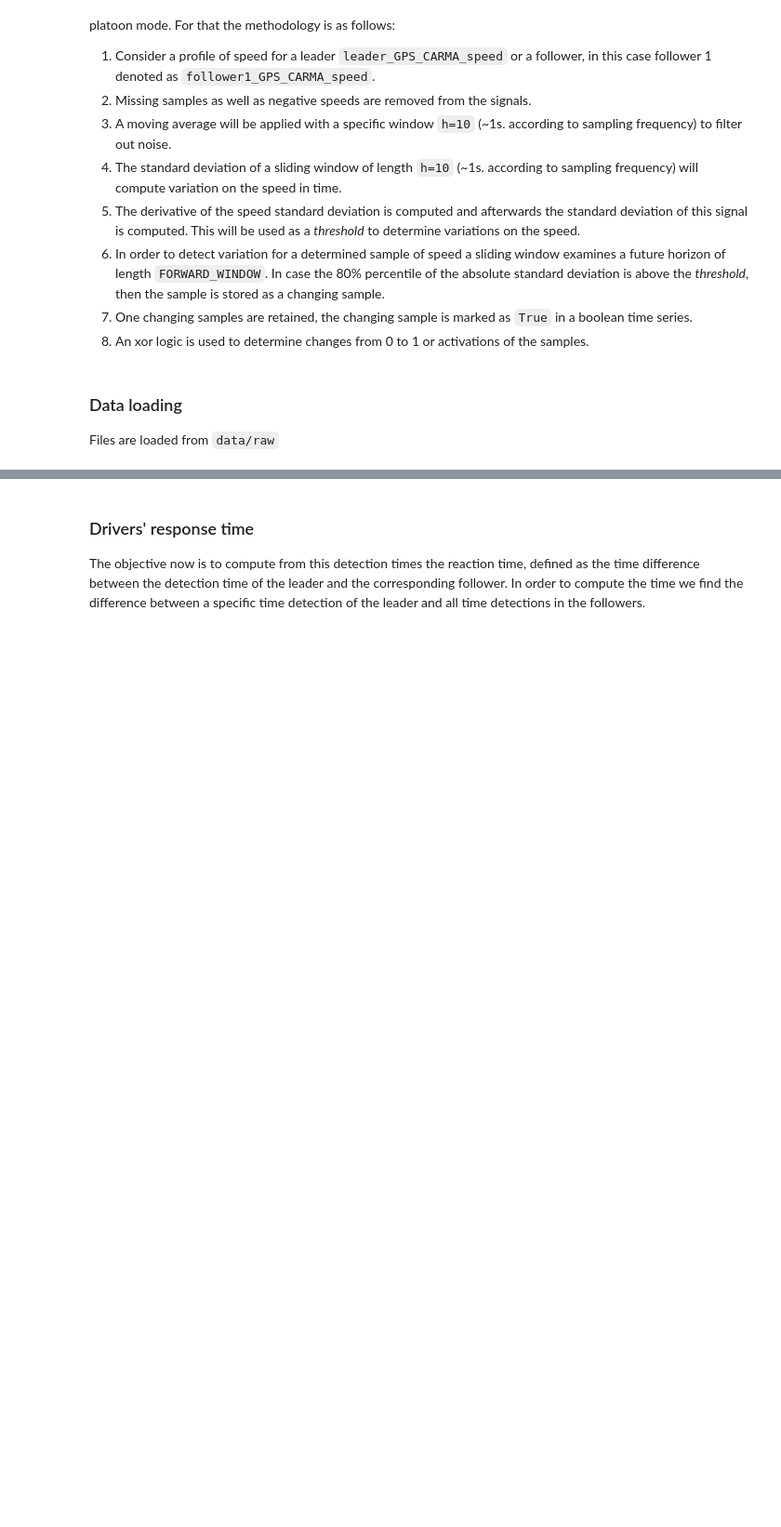
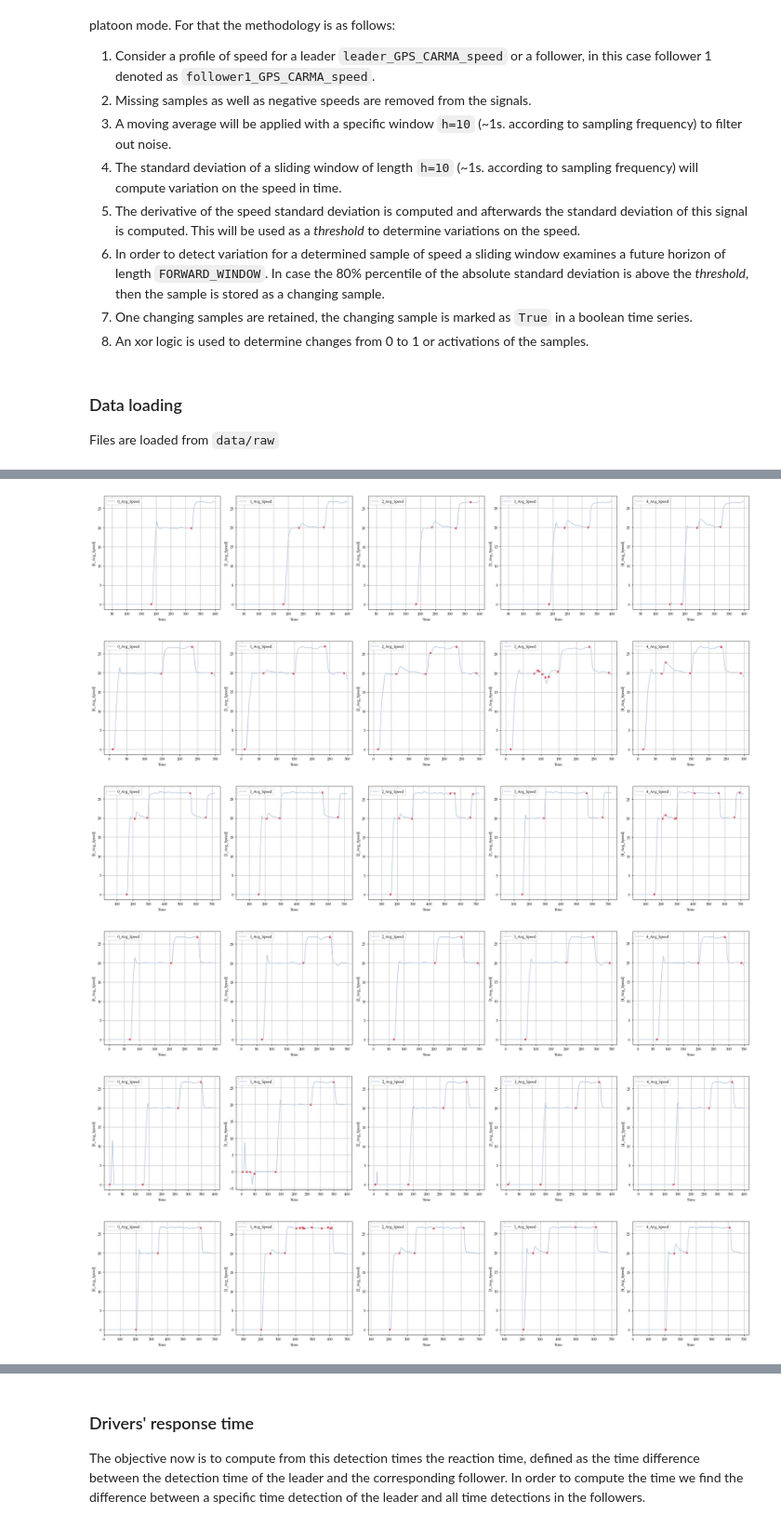
Before and after one commit to licit-lab/vrt_analysis, a Jupyter notebook: TF-AnalysisResponseTime.ipynb, the cells around one changed output, grey strips where cells are left out. Shown at 93% size. Drawn from its saved outputs; the diff is of its cells as text; code cells hidden in the pictures; blank space fills up the shorter version.

```diff
--- a/TF-AnalysisResponseTime.ipynb
+++ b/TF-AnalysisResponseTime.ipynb
@@ -439,0 +92,9 @@ for follower,detection_follower in zip(followers,detections_followers):
+# %%
+[l.plot_speed_timedetections() for l in lData];
+# %% [output]
+[figure, added]
+[figure, added]
+[figure, added]
+[figure, added]
+[figure, added]
+[figure, added]
```
Also changed, not shown: parts of 36 cells of this notebook, 1 other file.
